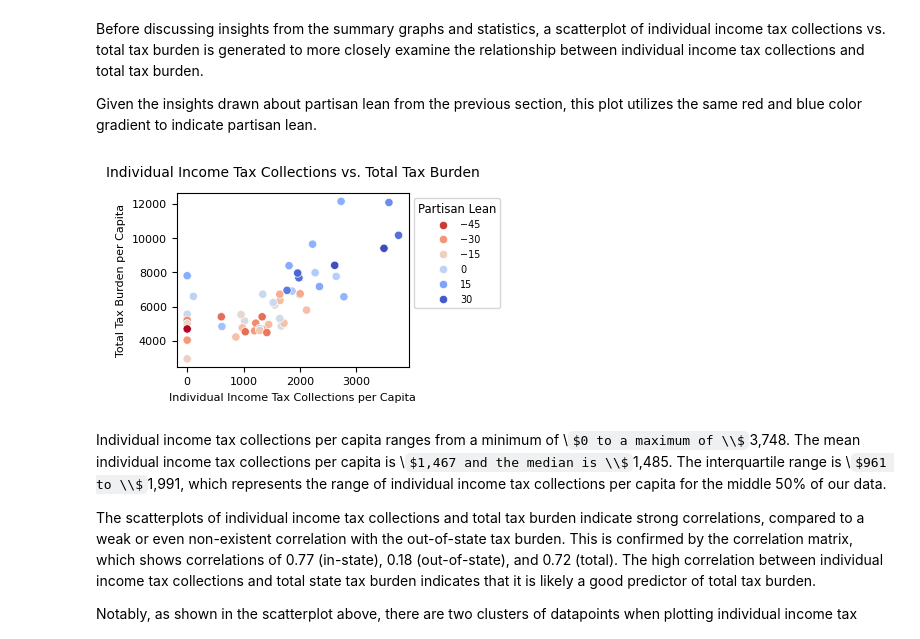
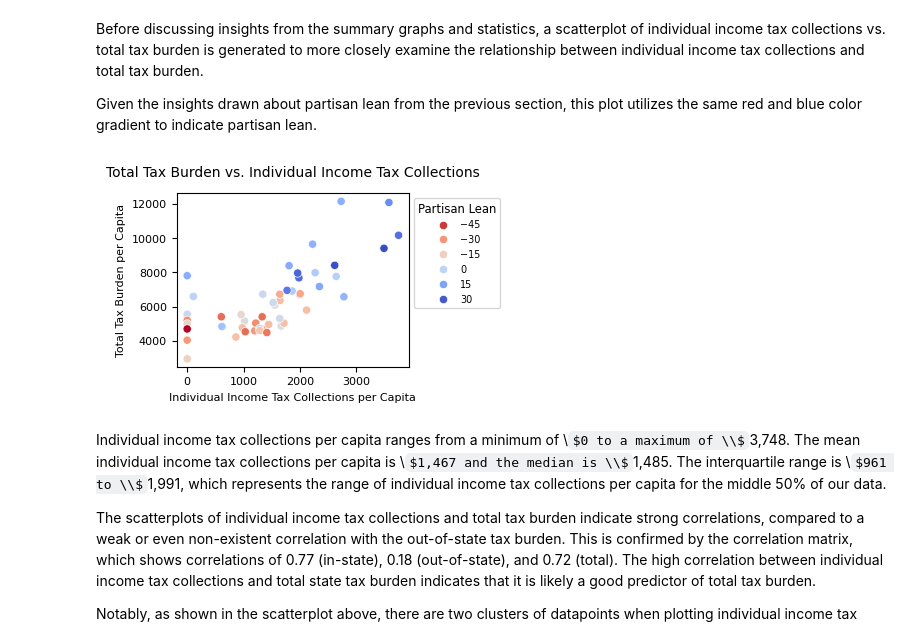
Before and after one commit to databymir/state_tax_burdens, a Jupyter notebook: state_tax_burdens.ipynb, the cells around one changed output. Drawn from its saved outputs; the diff is of its cells as text; code cells hidden in the pictures; some formulas as TeX source.

Commit message:
Update notebook for changes to scatterplot titles

```diff
--- a/state_tax_burdens.ipynb
+++ b/state_tax_burdens.ipynb
@@ -482,27 +482,27 @@ Given the insights drawn about partisan lean from the previous section, this plo
 # %%
 # plot scatterplot of individual income tax collections vs. total tax burden, with red and blue color gradient
 ## set figure size
 fig, ax = plt.subplots(figsize=(3, 2.25))
 
 ## plot scatterplot
 sns.scatterplot(state_tax, x='ind_income_tax_collections', y='total_tax_burden', hue='partisan_lean', palette='coolwarm_r')
 
 ## add labels
-ax.set_title('Individual Income Tax Collections vs. Total Tax Burden', y=1.05, fontsize=10)
+ax.set_title('Total Tax Burden vs. Individual Income Tax Collections', y=1.05, fontsize=10)
 ax.set_xlabel('Individual Income Tax Collections per Capita', fontsize=8)
 ax.set_ylabel('Total Tax Burden per Capita', fontsize=8)
 
 # adjust tick label size
 plt.xticks(fontsize=8)
 plt.yticks(fontsize=8)
 
 ## customize legend position and font size
 plt.legend(title='Partisan Lean', loc='upper left', bbox_to_anchor=(1, 1), fontsize='x-small', title_fontsize='small')
 
 ## display plot
 plt.show()
 # %% [output]
-[figure, old version]
+[figure, new version]
 # %% [markdown]
 Individual income tax collections per capita ranges from a minimum of \\$0 to a maximum of \\$3,748. The mean individual income tax collections per capita is \\$1,467 and the median is \\$1,485. The interquartile range is \\$961 to \\$1,991, which represents the range of individual income tax collections per capita for the middle 50% of our data.
 
```
Also changed, not shown: parts of 3 cells of this notebook.
